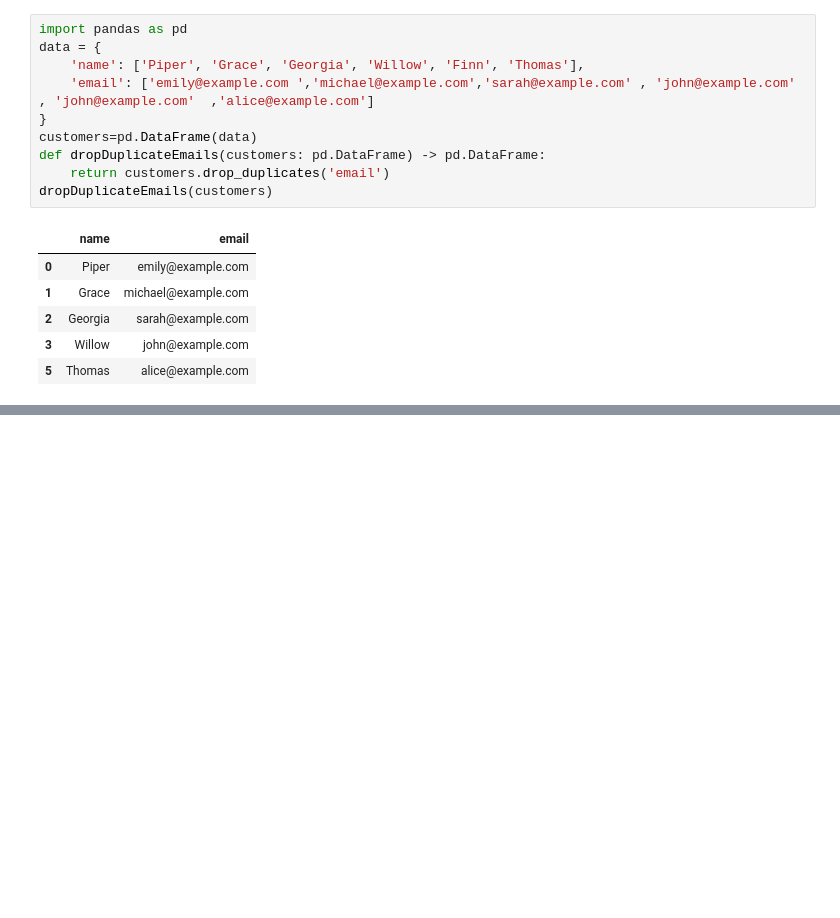
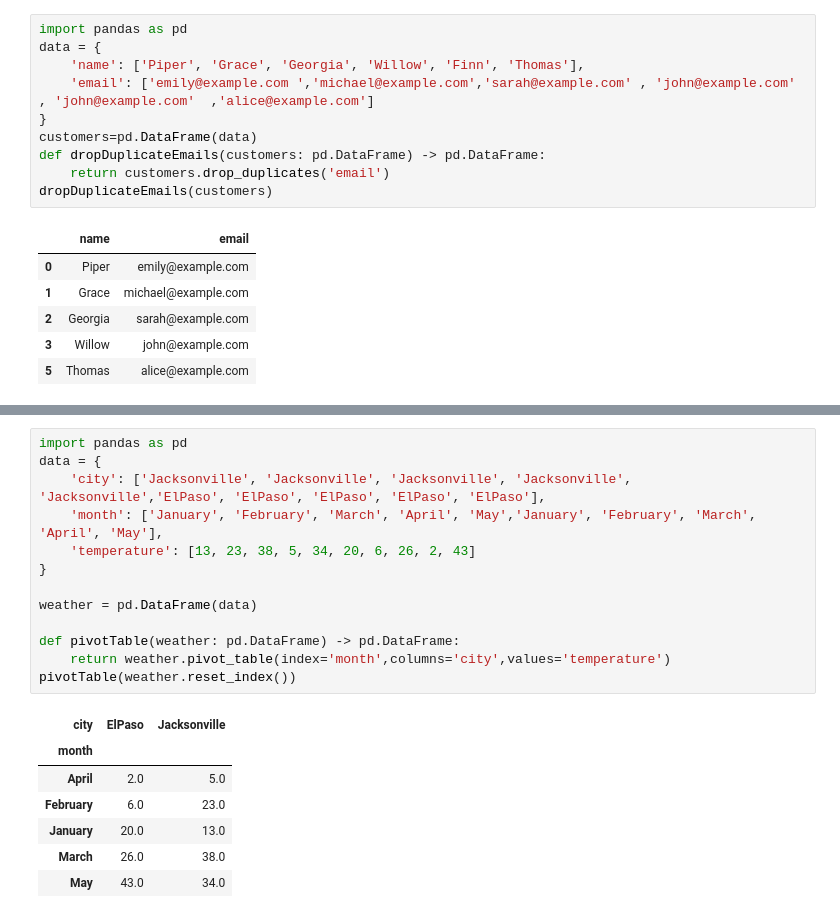
Before and after one commit to Abhi951197/Basic_Pandas, a Jupyter notebook: Q's15.ipynb, the cells around one changed output, grey strips where cells are left out. Cells and saved outputs as stored; diff of their text form; blank space fills up the shorter version.

```diff
--- a/Q's15.ipynb
+++ b/Q's15.ipynb
@@ -158,0 +320,21 @@ dropDuplicateEmails(customers)
+# %%
+import pandas as pd
+data = {
+    'city': ['Jacksonville', 'Jacksonville', 'Jacksonville', 'Jacksonville', 'Jacksonville','ElPaso', 'ElPaso', 'ElPaso', 'ElPaso', 'ElPaso'],
+    'month': ['January', 'February', 'March', 'April', 'May','January', 'February', 'March', 'April', 'May'],
+    'temperature': [13, 23, 38, 5, 34, 20, 6, 26, 2, 43]
+}
+
+weather = pd.DataFrame(data)
+
+def pivotTable(weather: pd.DataFrame) -> pd.DataFrame:
+    return weather.pivot_table(index='month',columns='city',values='temperature')
+pivotTable(weather.reset_index())
+# %% [output]
+| city | ElPaso | Jacksonville |
+| month |  |  |
+| April | 2.0 | 5.0 |
+| February | 6.0 | 23.0 |
+| January | 20.0 | 13.0 |
+| March | 26.0 | 38.0 |
+| May | 43.0 | 34.0 |
```
Also changed, not shown: parts of 29 cells of this notebook.
